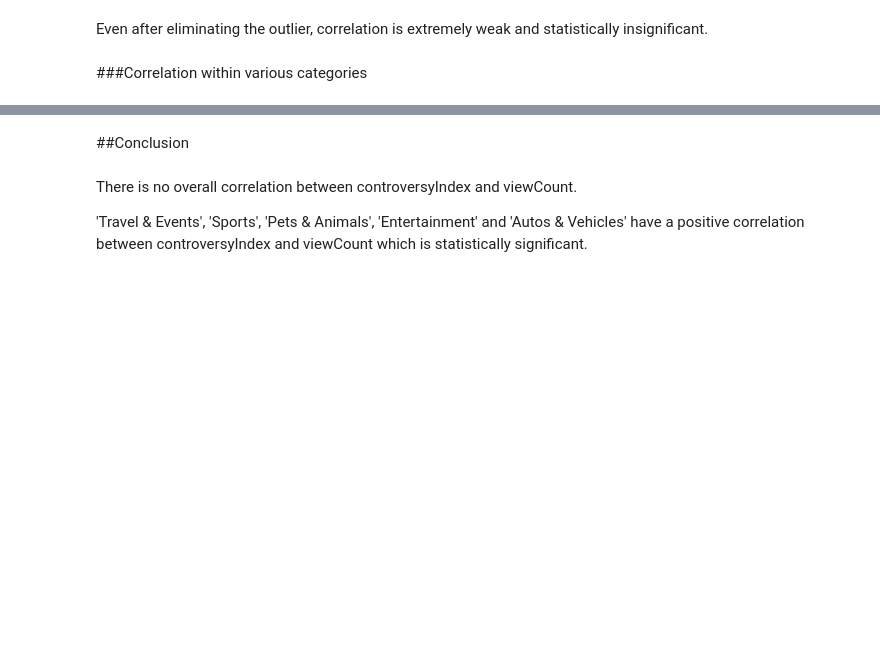
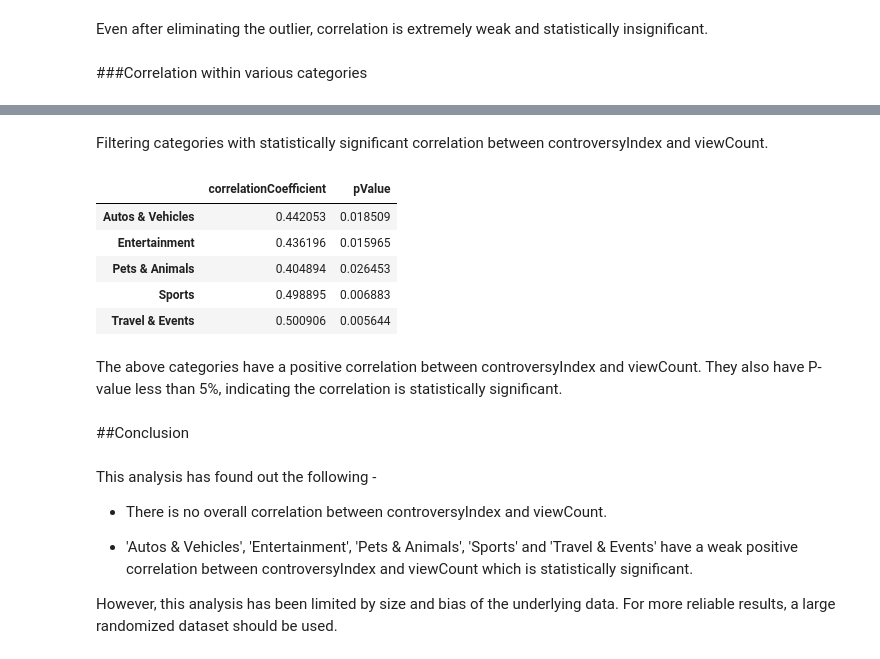
Before and after one commit to aadityaubhat/youtubeAnalysis, a Jupyter notebook: iPythonNotebook/analysis.ipynb, the cells around one changed output, grey strips where cells are left out. Drawn from its saved outputs; the diff is of its cells as text; code cells hidden in the pictures; blank space fills up the shorter version.

```diff
--- a/iPythonNotebook/analysis.ipynb
+++ b/iPythonNotebook/analysis.ipynb
@@ -197,9 +198,25 @@ categoryCorrDataFrame
 | Sports | 0.498895 | 0.006883 |
 | Trailers | NaN | NaN |
 | Travel & Events | 0.500906 | 0.005644 |
+# %% [markdown]
+Filtering categories with statistically significant correlation between controversyIndex and viewCount.
+# %%
+categoryCorrDataFrame.query('pValue <0.05')
+# %% [output]
+|  | correlationCoefficient | pValue |
+| Autos & Vehicles | 0.442053 | 0.018509 |
+| Entertainment | 0.436196 | 0.015965 |
+| Pets & Animals | 0.404894 | 0.026453 |
+| Sports | 0.498895 | 0.006883 |
+| Travel & Events | 0.500906 | 0.005644 |
+# %% [markdown]
+The above categories have a positive correlation between controversyIndex and viewCount. They also have P-value less than 5%, indicating the correlation is statistically significant.
 # %% [markdown]
 ##Conclusion
 # %% [markdown]
-There is no overall correlation between controversyIndex and viewCount.
+This analysis has found out the following -
+* There is no overall correlation between controversyIndex and viewCount.
 
-'Travel & Events', 'Sports', 'Pets & Animals', 'Entertainment' and 'Autos & Vehicles' have a positive correlation between controversyIndex and viewCount which is statistically significant.
+* 'Autos & Vehicles', 'Entertainment', 'Pets & Animals', 'Sports' and 'Travel & Events' have a weak positive correlation between controversyIndex and viewCount which is statistically significant.
+
+However, this analysis has been limited by size and bias of the underlying data. For more reliable results, a large randomized dataset should be used.
```
Also changed, not shown: parts of 5 cells of this notebook.
